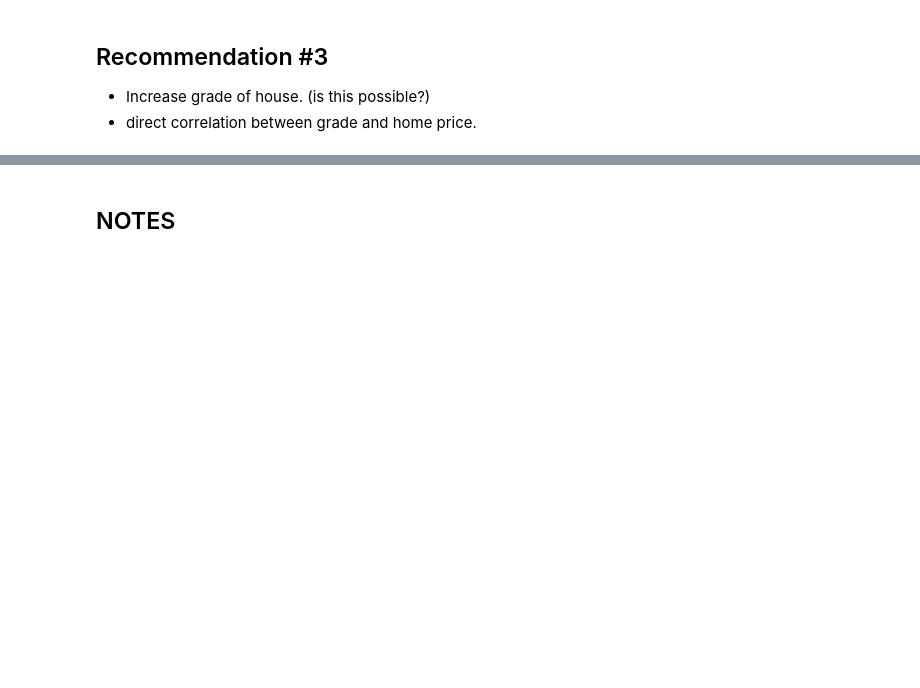
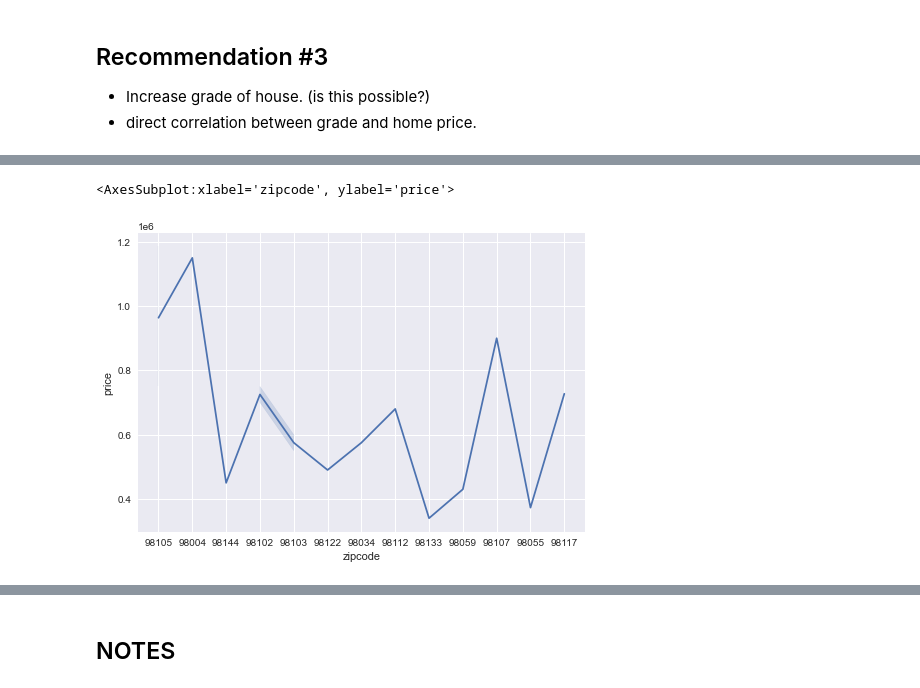
Before and after one commit to jxn628/dsc-home-price-analysis, a Jupyter notebook: student.ipynb, the cells around one changed output, grey strips where cells are left out. Cells and saved outputs as stored; diff of their text form; code cells hidden in the pictures; blank space fills up the shorter version.

```diff
--- a/student.ipynb
+++ b/student.ipynb
@@ -1300,0 +1340,3 @@ zip_df
+# %%
+top_zips = unencoded_zip_df[0:20]
+top_zips
@@ -1334,0 +1480,5 @@ grade_df
+# %%
+sns.lineplot(data=top_zips, x="zipcode", y="price")
+# %% [output]
+<AxesSubplot:xlabel='zipcode', ylabel='price'>
+[figure, added]
```
Also changed, not shown: parts of 58 cells of this notebook.
